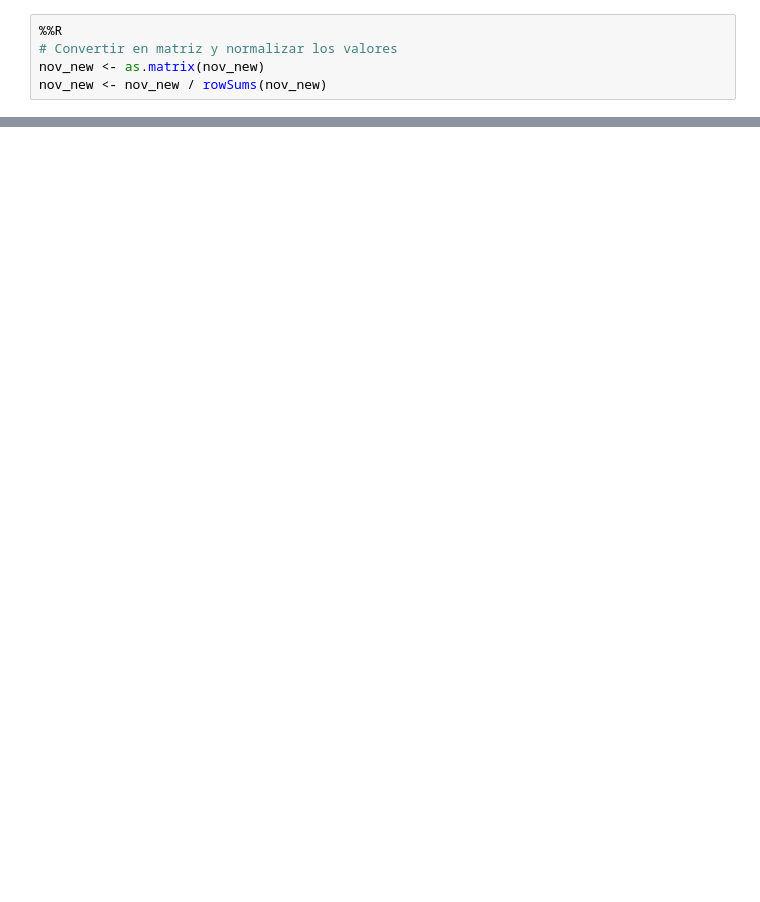
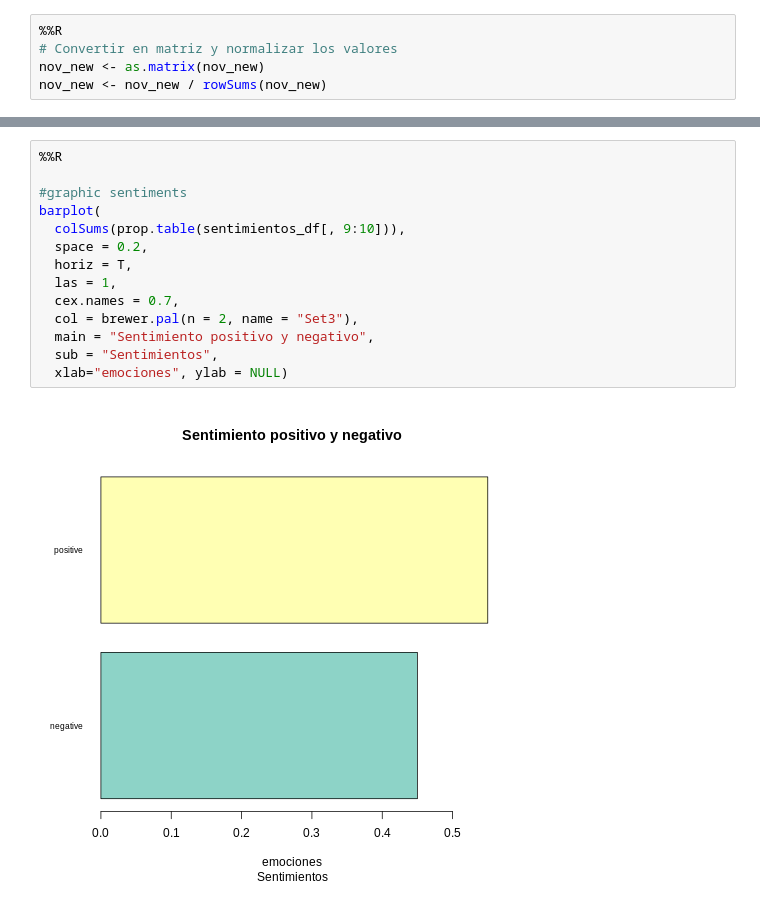
Before and after one commit to ALRIER/BigD_KonradLorenz, a Jupyter notebook: Regex&TextAnalysis.ipynb, the cells around one changed output, grey strips where cells are left out. Drawn from its saved outputs; the diff is of its cells as text; blank space fills up the shorter version.

```diff
--- a/Regex&TextAnalysis.ipynb
+++ b/Regex&TextAnalysis.ipynb
@@ -833,0 +954,16 @@ plot(nov_hclust, main = "Clustering de Palabras", sub = "", xlab = "")
+# %%
+%%R
+
+#graphic sentiments
+barplot(
+  colSums(prop.table(sentimientos_df[, 9:10])),
+  space = 0.2,
+  horiz = T,
+  las = 1,
+  cex.names = 0.7,
+  col = brewer.pal(n = 2, name = "Set3"),
+  main = "Sentimiento positivo y negativo",
+  sub = "Sentimientos",
+  xlab="emociones", ylab = NULL)
+# %% [output]
+[figure, added]
```
Also changed, not shown: parts of 49 cells of this notebook.
